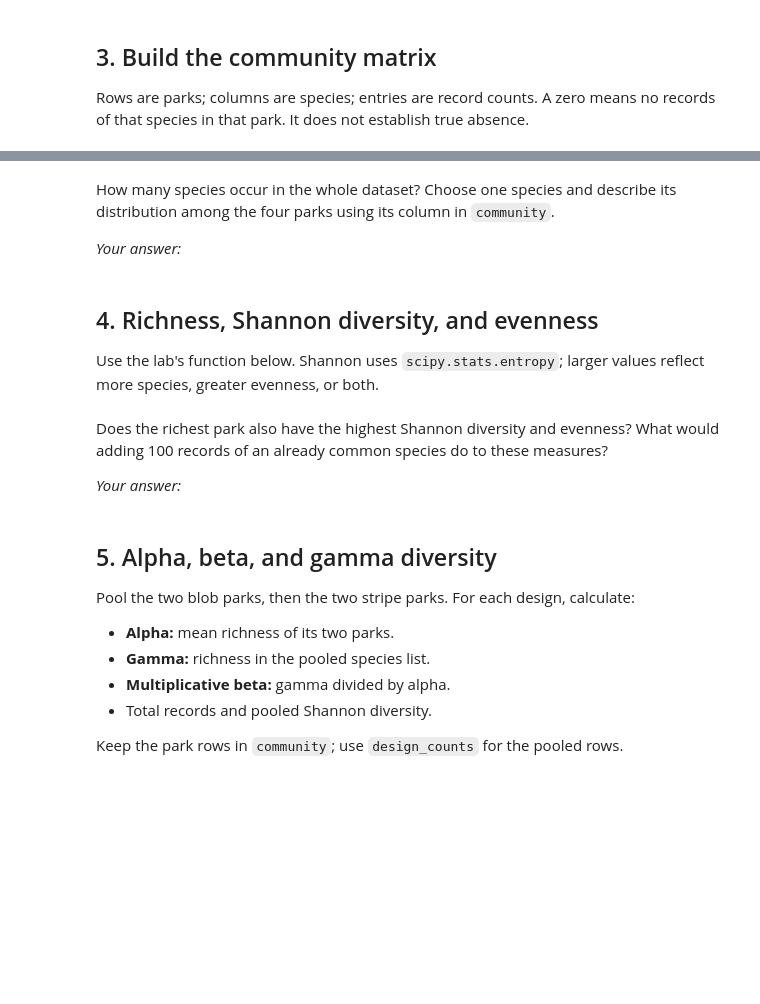
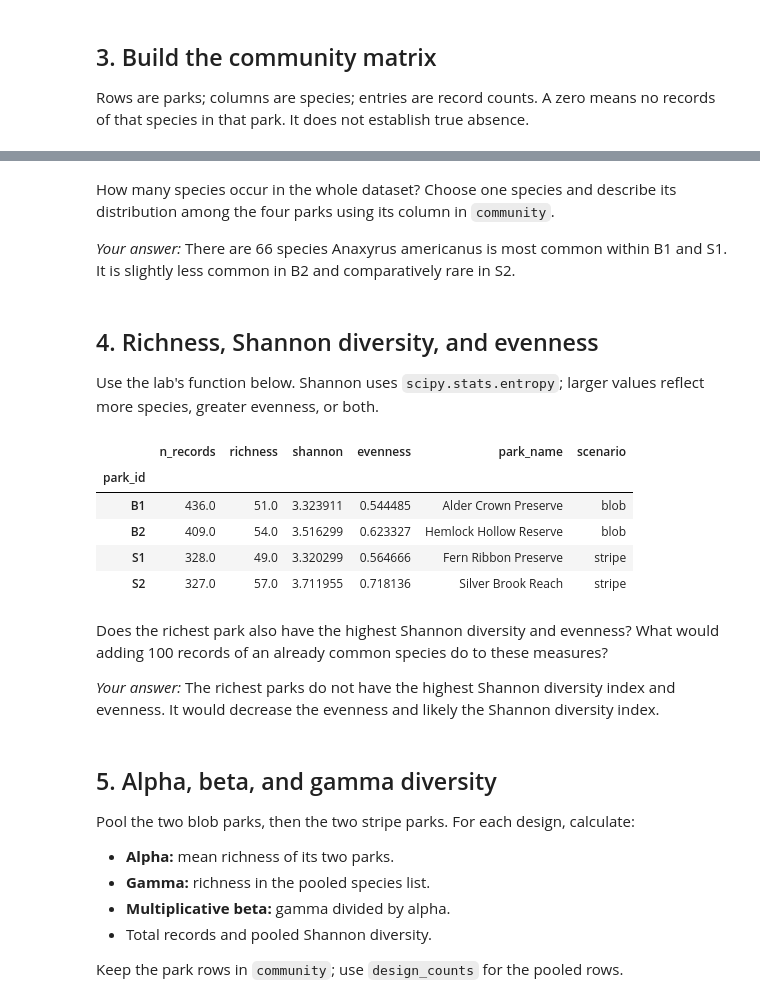
Before and after one commit to jddeabreu/BIO597-SpatialBiodiversity, a Jupyter notebook: docs/assignments/Assignment-10-SpatialCommunityComposition.ipynb, the cells around one changed output, grey strips where cells are left out. Saved outputs shown, nothing was run; the diff lists cells and outputs as text; code cells hidden in the pictures; blank space fills up the shorter version.

```diff
--- a/docs/assignments/Assignment-10-SpatialCommunityComposition.ipynb
+++ b/docs/assignments/Assignment-10-SpatialCommunityComposition.ipynb
@@ -90,7 +142,7 @@ display(community)
 How many species occur in the whole dataset? Choose one species and describe
 its distribution among the four parks using its column in `community`.
 
-*Your answer:*
+*Your answer:* There are 66 species Anaxyrus americanus is most common within B1 and S1. It is slightly less common in B2 and comparatively rare in S2.
 # %% [markdown]
 ## 4. Richness, Shannon diversity, and evenness
 
@@ -114,13 +166,25 @@ def diversity(community_counts):
 # %%
 # Calculate park_metrics = diversity(community).
 # Add park names and scenarios from parks.
 # Add evenness = np.exp(shannon) / richness, as in Lab10.
 # Display the table and make a simple richness or Shannon plot.
+park_metrics = diversity(community)
+park_metrics["evenness"] = np.exp(park_metrics["shannon"])/park_metrics["richness"]
+park_metrics["park_name"] = parks.park_name
+park_metrics["scenario"] = parks.scenario
+display(park_metrics)
+# %% [output]
+|  | n_records | richness | shannon | evenness | park_name | scenario |
+| park_id |  |  |  |  |  |  |
+| B1 | 436.0 | 51.0 | 3.323911 | 0.544485 | Alder Crown Preserve | blob |
+| B2 | 409.0 | 54.0 | 3.516299 | 0.623327 | Hemlock Hollow Reserve | blob |
+| S1 | 328.0 | 49.0 | 3.320299 | 0.564666 | Fern Ribbon Preserve | stripe |
+| S2 | 327.0 | 57.0 | 3.711955 | 0.718136 | Silver Brook Reach | stripe |
 # %% [markdown]
 Does the richest park also have the highest Shannon diversity and evenness?
 What would adding 100 records of an already common species do to these measures?
 
-*Your answer:*
+*Your answer:* The richest parks do not have the highest Shannon diversity index and evenness. It would decrease the evenness and likely the Shannon diversity index.
 # %% [markdown]
 ## 5. Alpha, beta, and gamma diversity
 
```
Also changed, not shown: parts of 18 cells of this notebook.
